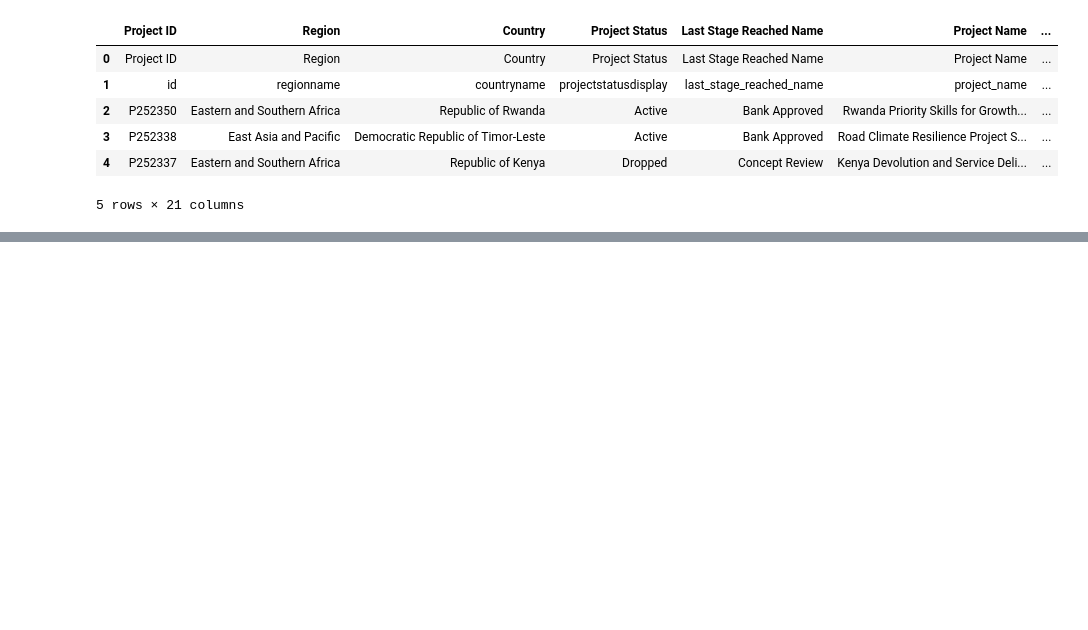
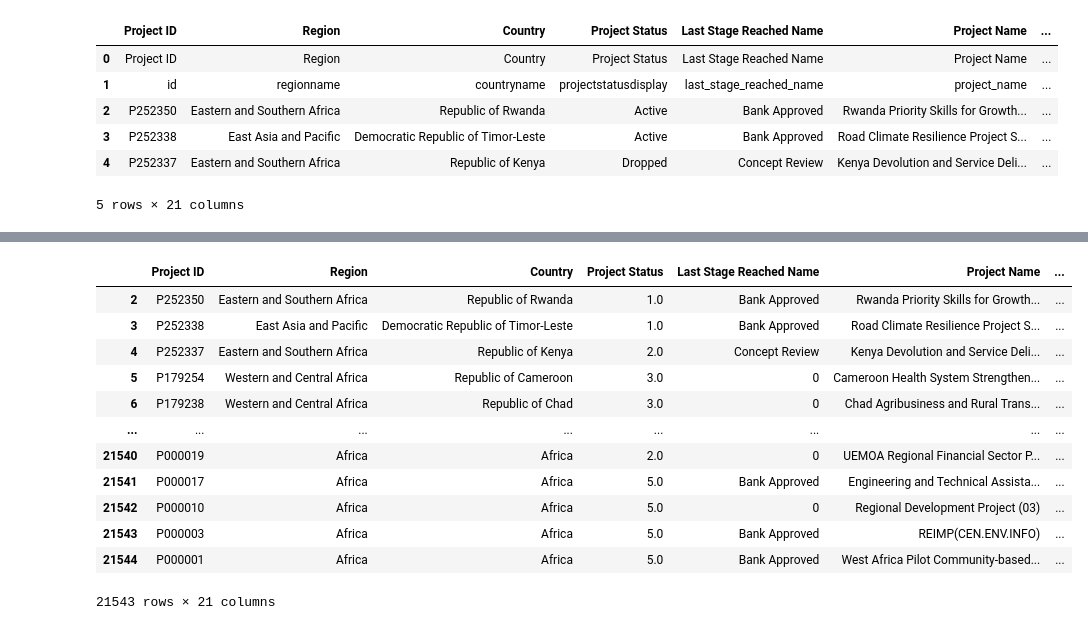
Before and after one commit to anjaliagarwal152615/world-bank-data-analysis-, a Jupyter notebook: world_bank.ipynb, the cells around one changed output, grey strips where cells are left out. Cells and saved outputs as stored; diff of their text form; code cells hidden in the pictures; blank space fills up the shorter version.

```diff
--- a/world_back.ipynb
+++ b/world_bank.ipynb
@@ -78,0 +115,16 @@ df['Project Status'] = df['Project Status'].replace(['Completed', 'Cancelled', '
+# %%
+df
+# %% [output]
+|  | Project ID | Region | Country | Project Status | Last Stage Reached Name | Project Name | ... |
+| 2 | P252350 | Eastern and Southern Africa | Republic of Rwanda | 1.0 | Bank Approved | Rwanda Priority Skills for Growth... | ... |
+| 3 | P252338 | East Asia and Pacific | Democratic Republic of Timor-Leste | 1.0 | Bank Approved | Road Climate Resilience Project S... | ... |
+| 4 | P252337 | Eastern and Southern Africa | Republic of Kenya | 2.0 | Concept Review | Kenya Devolution and Service Deli... | ... |
+| 5 | P179254 | Western and Central Africa | Republic of Cameroon | 3.0 | 0 | Cameroon Health System Strengthen... | ... |
+| 6 | P179238 | Western and Central Africa | Republic of Chad | 3.0 | 0 | Chad Agribusiness and Rural Trans... | ... |
+| ... | ... | ... | ... | ... | ... | ... | ... |
+| 21540 | P000019 | Africa | Africa | 2.0 | 0 | UEMOA Regional Financial Sector P... | ... |
+| 21541 | P000017 | Africa | Africa | 5.0 | Bank Approved | Engineering and Technical Assista... | ... |
+| 21542 | P000010 | Africa | Africa | 5.0 | 0 | Regional Development Project (03) | ... |
+| 21543 | P000003 | Africa | Africa | 5.0 | Bank Approved | REIMP(CEN.ENV.INFO) | ... |
+| 21544 | P000001 | Africa | Africa | 5.0 | Bank Approved | West Africa Pilot Community-based... | ... |
+21543 rows × 21 columns
```
Also changed, not shown: parts of 10 cells of this notebook.
